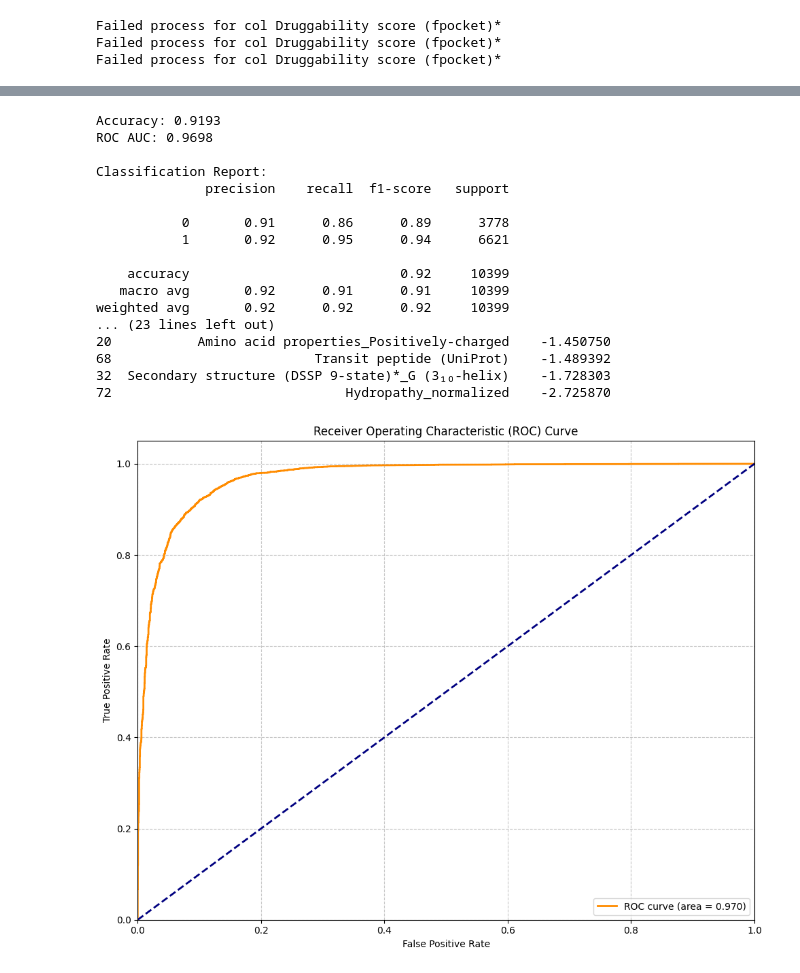
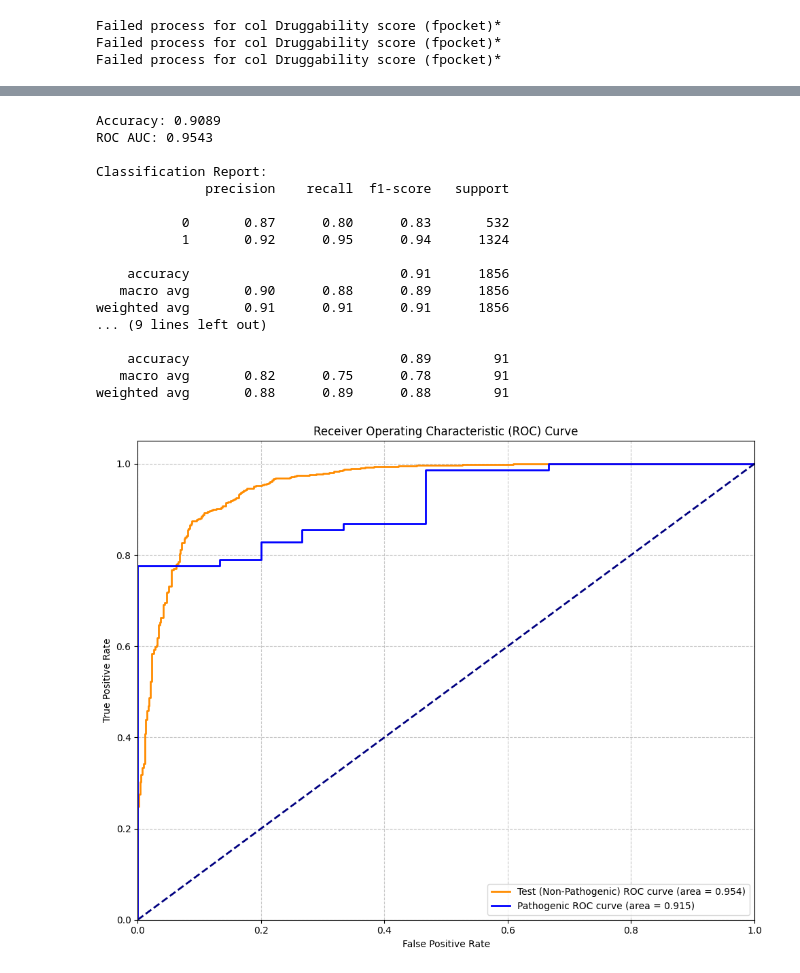
Before and after one commit to broadinstitute/g2papi, a Jupyter notebook: examples/ex3_large_scale_variant_characterization/large_scale_variant_characterization.ipynb, the cells around one changed output, grey strips where cells are left out. Cells and saved outputs as stored; diff of their text form; code cells hidden in the pictures.

```diff
--- a/examples/ex3_large_scale_variant_characterization/large_scale_variant_characterization.ipynb
+++ b/examples/ex3_large_scale_variant_characterization/large_scale_variant_characterization.ipynb
@@ -266,71 +431,90 @@ model.fit(X_train, y_train)
 y_pred = model.predict(X_test)
 y_pred_proba = model.predict_proba(X_test)[:, 1]  # Probability of positive class
 
+# Make predictions on pathogenic data
+pathogenic_pred = model.predict(X_pathogenic)
+pathogenic_pred_proba = model.predict_proba(X_pathogenic)[:, 1]
+
 # Evaluate the model
 accuracy = accuracy_score(y_test, y_pred)
 roc_auc = roc_auc_score(y_test, y_pred_proba)
+
+# Evaluate the model on pathogenic data
+pathogenic_accuracy = accuracy_score(y_pathogenic, pathogenic_pred)
+pathogenic_roc_auc = roc_auc_score(y_pathogenic, pathogenic_pred_proba)
 
 print(f"Accuracy: {accuracy:.4f}")
 print(f"ROC AUC: {roc_auc:.4f}")
 print("\nClassification Report:")
 print(classification_report(y_test, y_pred))
 
+print(f"Pathogenic Accuracy: {pathogenic_accuracy:.4f}")
+print(f"Pathogenic ROC AUC: {pathogenic_roc_auc:.4f}")
+print("\nClassification Report on Pathogenic Data:")
+print(classification_report(y_pathogenic, pathogenic_pred))
+
 # Feature importance (coefficients)
-feature_importance = pd.DataFrame({
-    'Feature': X_train.columns,
-    'Coefficient': model.coef_[0]
-})
-feature_importance = feature_importance.sort_values('Coefficient', ascending=False)
+#feature_importance = pd.DataFrame({
+#    'Feature': X_train.columns,
+#    'Coefficient': model.coef_[0]
+#})
+#feature_importance = feature_importance.sort_values('Coefficient', ascending=False)
 
 # Display top positive and negative coefficients
-print("\nTop 10 Most Positive Features:")
-print(feature_importance.head(10))
-print("\nTop 10 Most Negative Features:")
-print(feature_importance.tail(10))
+#print("\nTop 10 Most Positive Features:")
+#print(feature_importance.head(10))
+#print("\nTop 10 Most Negative Features:")
+#print(feature_importance.tail(10))
 # %% [output]
-Accuracy: 0.9193
-ROC AUC: 0.9698
+Accuracy: 0.9089
+ROC AUC: 0.9543
 
 Classification Report:
               precision    recall  f1-score   support
 
-           0       0.91      0.86      0.89      3778
-           1       0.92      0.95      0.94      6621
+           0       0.87      0.80      0.83       532
+           1       0.92      0.95      0.94      1324
 
-    accuracy                           0.92     10399
-   macro avg       0.92      0.91      0.91     10399
-weighted avg       0.92      0.92      0.92     10399
-... (23 lines left out)
-20           Amino acid properties_Positively-charged    -1.450750
-68                          Transit peptide (UniProt)    -1.489392
-32  Secondary structure (DSSP 9-state)*_G (3₁₀-helix)    -1.728303
-72                              Hydropathy_normalized    -2.725870
+    accuracy                           0.91      1856
+   macro avg       0.90      0.88      0.89      1856
+weighted avg       0.91      0.91      0.91      1856
+... (9 lines left out)
+
+    accuracy                           0.89        91
+   macro avg       0.82      0.75      0.78        91
+weighted avg       0.88      0.89      0.88        91
 # %%
 # @markdown ## Plot ROC Curve
 
 import matplotlib.pyplot as plt
 from sklearn.metrics import roc_curve, auc
 
 # Calculate ROC curve points
 fpr, tpr, thresholds = roc_curve(y_test, y_pred_proba)
 roc_auc = auc(fpr, tpr)
 
-# Plot ROC curve
+# Calculate ROC curve points for pathogenic data
+fpr_pathogenic, tpr_pathogenic, thresholds_pathogenic = roc_curve(y_pathogenic, pathogenic_pred_proba)
+roc_auc_pathogenic = auc(fpr_pathogenic, tpr_pathogenic)
+
+# Plot ROC curves for test and pathogenic data
 plt.figure(figsize=(10, 8))
 plt.plot(fpr, tpr, color='darkorange', lw=2,
-         label=f'ROC curve (area = {roc_auc:.3f})')
+         label=f'Test (Non-Pathogenic) ROC curve (area = {roc_auc:.3f})')
+plt.plot(fpr_pathogenic, tpr_pathogenic, color='blue', lw=2,
+         label=f'Pathogenic ROC curve (area = {roc_auc_pathogenic:.3f})')
 plt.plot([0, 1], [0, 1], color='navy', lw=2, linestyle='--')
 plt.xlim([0.0, 1.0])
 plt.ylim([0.0, 1.05])
 plt.xlabel('False Positive Rate')
 plt.ylabel('True Positive Rate')
 plt.title('Receiver Operating Characteristic (ROC) Curve')
 plt.legend(loc="lower right")
 
 # Add grid for better readability
 plt.grid(True, linestyle='--', alpha=0.7)
 
 plt.tight_layout()
 plt.show()
 # %% [output]
-[figure, old version]
+[figure, new version]
```
Also changed, not shown: parts of 10 cells of this notebook.
